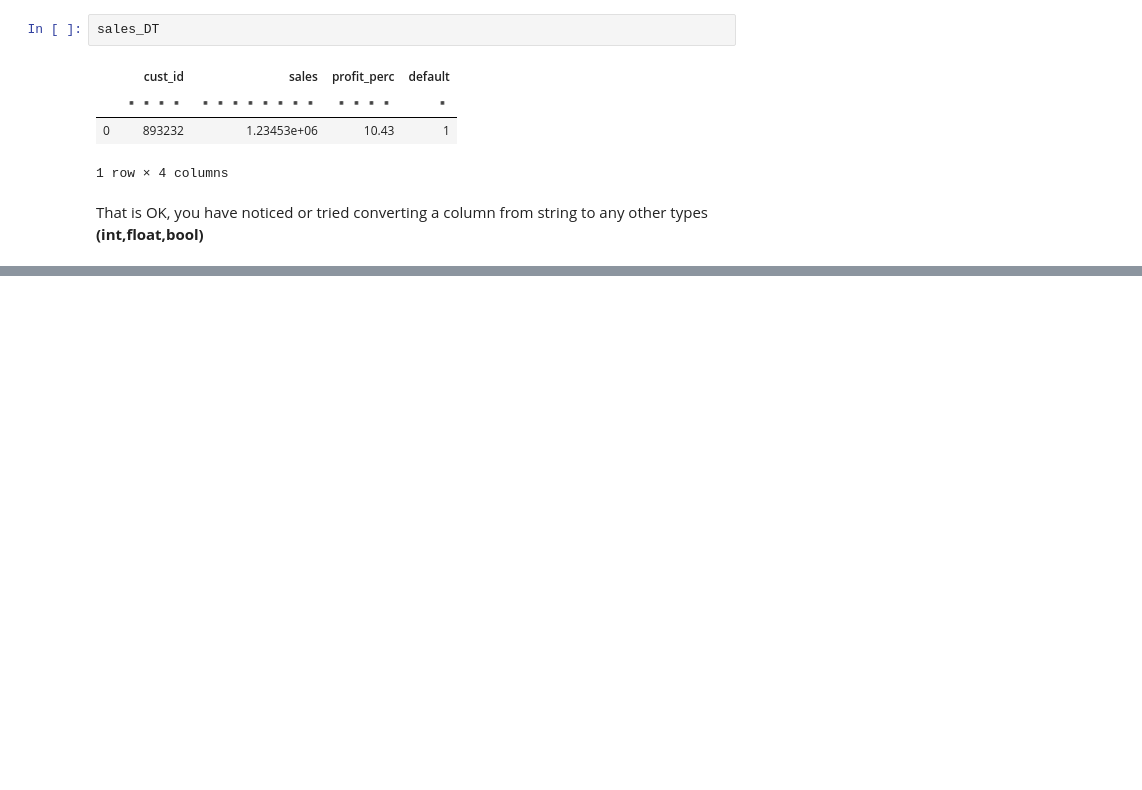
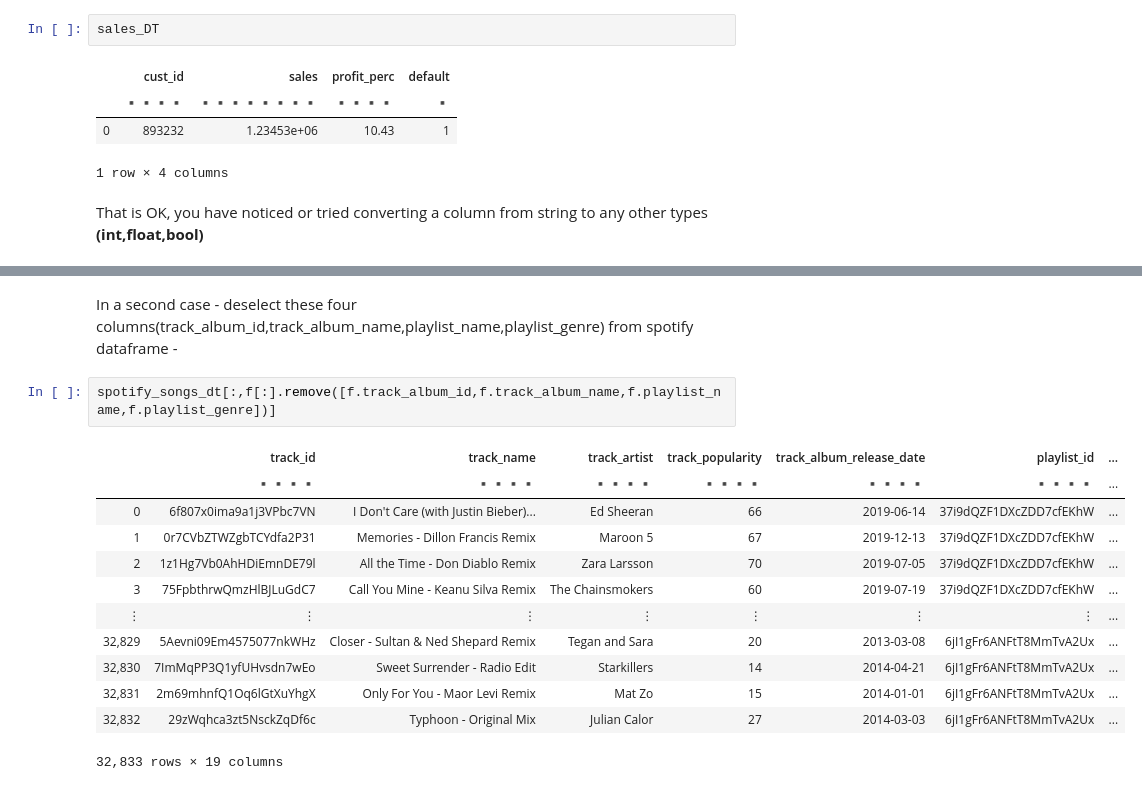
Before and after one commit to myamullaciencia/datatable_cook_book, a Jupyter notebook: _build/jupyter_execute/py_datatable_faqs_so.ipynb, the cells around one changed output, grey strips where cells are left out. Saved outputs shown, nothing was run; the diff lists cells and outputs as text; blank space fills up the shorter version.

```diff
--- a/_build/jupyter_execute/py_datatable_faqs_so.ipynb
+++ b/_build/jupyter_execute/py_datatable_faqs_so.ipynb
@@ -252,0 +354,17 @@ NotImplementedError: Unable to cast `str32` into `float64`
+# %% [markdown]
+In a second case - deselect these four columns(track_album_id,track_album_name,playlist_name,playlist_genre) from spotify dataframe -
+# %%
+spotify_songs_dt[:,f[:].remove([f.track_album_id,f.track_album_name,f.playlist_name,f.playlist_genre])]
+# %% [output]
+|  | track_id | track_name | track_artist | track_popularity | track_album_release_date | playlist_id | ... |
+|  | ▪▪▪▪ | ▪▪▪▪ | ▪▪▪▪ | ▪▪▪▪ | ▪▪▪▪ | ▪▪▪▪ | ... |
+| 0 | 6f807x0ima9a1j3VPbc7VN | I Don't Care (with Justin Bieber)... | Ed Sheeran | 66 | 2019-06-14 | 37i9dQZF1DXcZDD7cfEKhW | ... |
+| 1 | 0r7CVbZTWZgbTCYdfa2P31 | Memories - Dillon Francis Remix | Maroon 5 | 67 | 2019-12-13 | 37i9dQZF1DXcZDD7cfEKhW | ... |
+| 2 | 1z1Hg7Vb0AhHDiEmnDE79l | All the Time - Don Diablo Remix | Zara Larsson | 70 | 2019-07-05 | 37i9dQZF1DXcZDD7cfEKhW | ... |
+| 3 | 75FpbthrwQmzHlBJLuGdC7 | Call You Mine - Keanu Silva Remix | The Chainsmokers | 60 | 2019-07-19 | 37i9dQZF1DXcZDD7cfEKhW | ... |
+| ⋮ | ⋮ | ⋮ | ⋮ | ⋮ | ⋮ | ⋮ | ... |
+| 32,829 | 5Aevni09Em4575077nkWHz | Closer - Sultan & Ned Shepard Remix | Tegan and Sara | 20 | 2013-03-08 | 6jI1gFr6ANFtT8MmTvA2Ux | ... |
+| 32,830 | 7ImMqPP3Q1yfUHvsdn7wEo | Sweet Surrender - Radio Edit | Starkillers | 14 | 2014-04-21 | 6jI1gFr6ANFtT8MmTvA2Ux | ... |
+| 32,831 | 2m69mhnfQ1Oq6lGtXuYhgX | Only For You - Maor Levi Remix | Mat Zo | 15 | 2014-01-01 | 6jI1gFr6ANFtT8MmTvA2Ux | ... |
+| 32,832 | 29zWqhca3zt5NsckZqDf6c | Typhoon - Original Mix | Julian Calor | 27 | 2014-03-03 | 6jI1gFr6ANFtT8MmTvA2Ux | ... |
+32,833 rows × 19 columns
```
Also changed, not shown: parts of 30 cells of this notebook, 16 other files.
